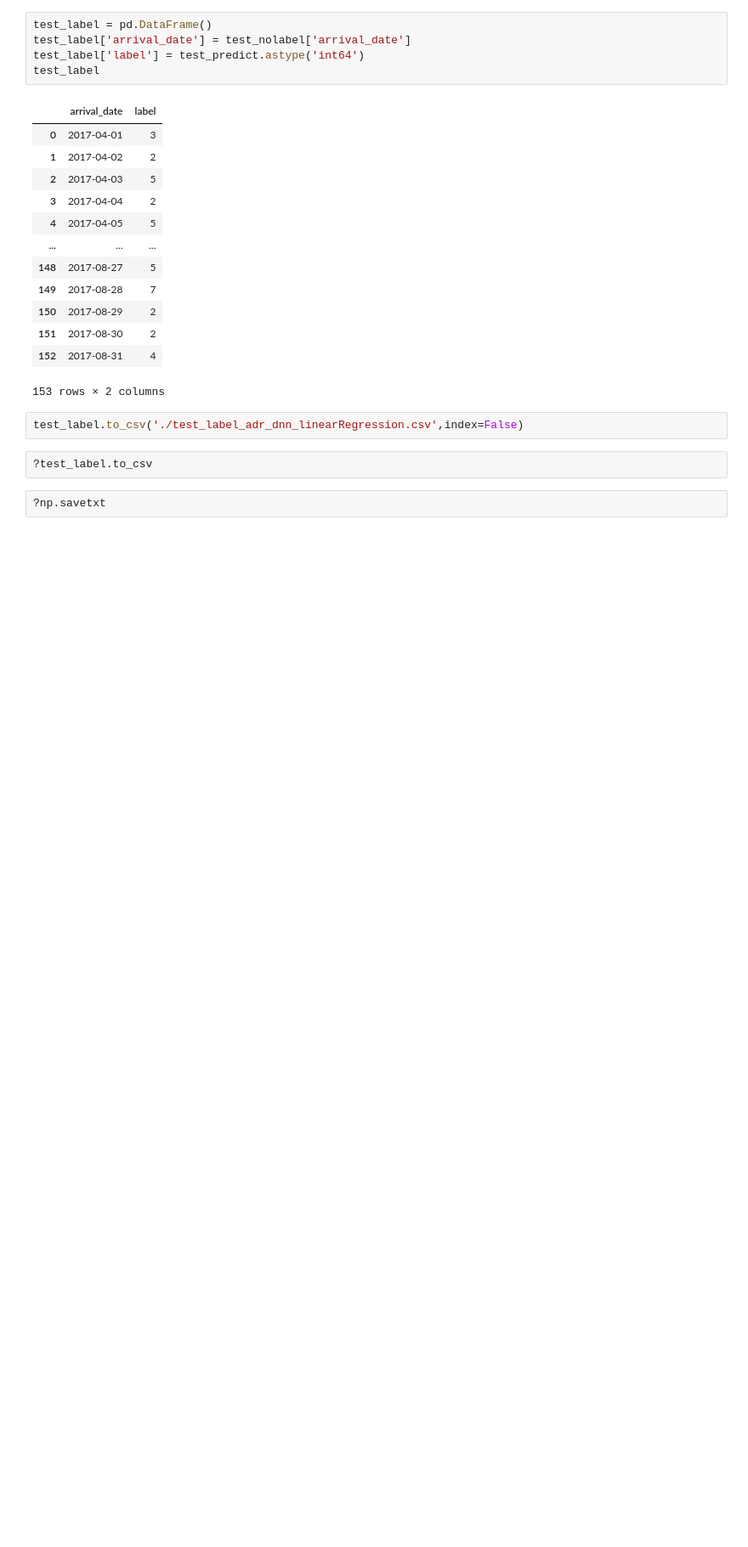
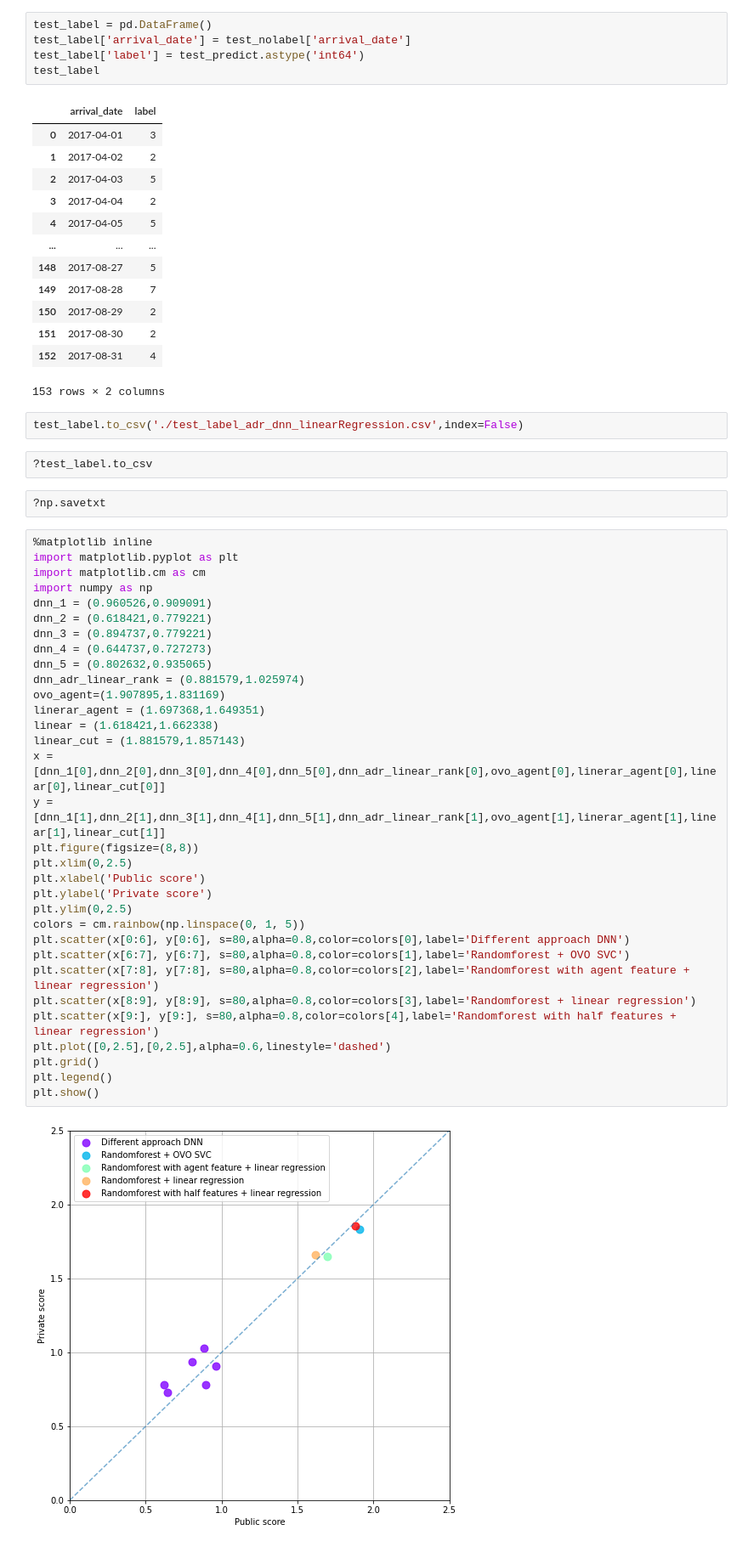
Before and after one commit to andychang0207/ML-predict-arrival-date-total-ADR, a Jupyter notebook: final_test_1.ipynb, the cells around one changed output. Shown at 85% size. Drawn from its saved outputs; the diff is of its cells as text; blank space fills up the shorter version.

```diff
--- a/final_test_1.ipynb
+++ b/final_test_1.ipynb
@@ -2056,3 +2063,37 @@ test_label.to_csv('./test_label_adr_dnn_linearRegression.csv',index=False)
 ?test_label.to_csv
 # %%
 ?np.savetxt
+# %%
+%matplotlib inline
+import matplotlib.pyplot as plt
+import matplotlib.cm as cm
+import numpy as np
+dnn_1 = (0.960526,0.909091)
+dnn_2 = (0.618421,0.779221)
+dnn_3 = (0.894737,0.779221)
+dnn_4 = (0.644737,0.727273)
+dnn_5 = (0.802632,0.935065)
+dnn_adr_linear_rank = (0.881579,1.025974)
+ovo_agent=(1.907895,1.831169)
+linerar_agent = (1.697368,1.649351)
+linear = (1.618421,1.662338)
+linear_cut = (1.881579,1.857143)
+x = [dnn_1[0],dnn_2[0],dnn_3[0],dnn_4[0],dnn_5[0],dnn_adr_linear_rank[0],ovo_agent[0],linerar_agent[0],linear[0],linear_cut[0]]
+y = [dnn_1[1],dnn_2[1],dnn_3[1],dnn_4[1],dnn_5[1],dnn_adr_linear_rank[1],ovo_agent[1],linerar_agent[1],linear[1],linear_cut[1]]
+plt.figure(figsize=(8,8))
+plt.xlim(0,2.5)
+plt.xlabel('Public score')
+plt.ylabel('Private score')
+plt.ylim(0,2.5)
+colors = cm.rainbow(np.linspace(0, 1, 5))
+plt.scatter(x[0:6], y[0:6], s=80,alpha=0.8,color=colors[0],label='Different approach DNN')
+plt.scatter(x[6:7], y[6:7], s=80,alpha=0.8,color=colors[1],label='Randomforest + OVO SVC')
+plt.scatter(x[7:8], y[7:8], s=80,alpha=0.8,color=colors[2],label='Randomforest with agent feature + linear regression')
+plt.scatter(x[8:9], y[8:9], s=80,alpha=0.8,color=colors[3],label='Randomforest + linear regression')
+plt.scatter(x[9:], y[9:], s=80,alpha=0.8,color=colors[4],label='Randomforest with half features + linear regression')
+plt.plot([0,2.5],[0,2.5],alpha=0.6,linestyle='dashed')
+plt.grid()
+plt.legend()
+plt.show()
+# %% [output]
+[figure, added]
```
Also changed, not shown: parts of 3 cells of this notebook.
